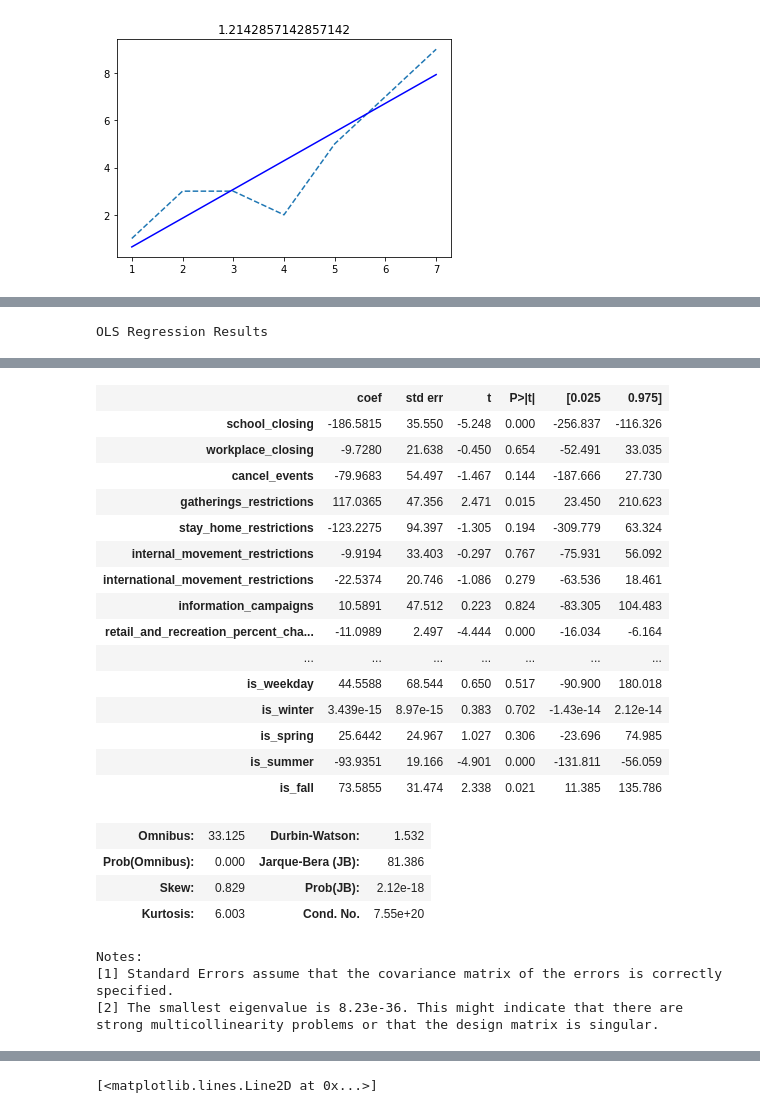
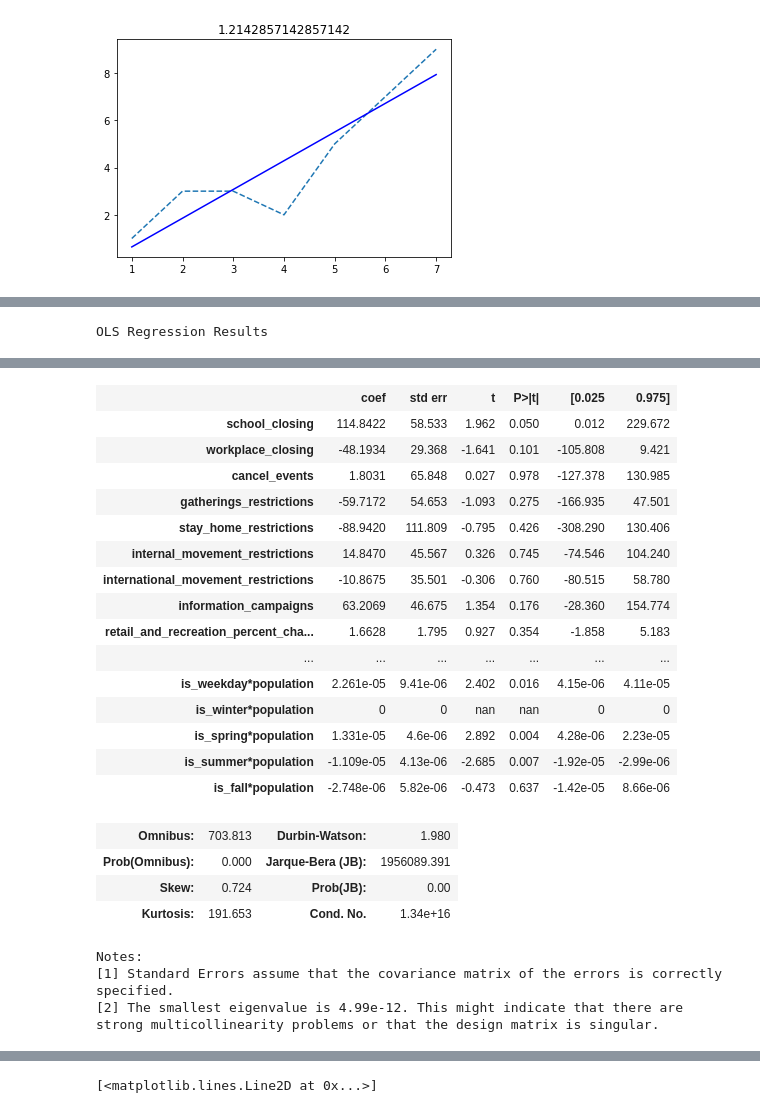
Before and after one commit to scbrock/covid_case_comp, a Jupyter notebook: COVID-19 Case Comp/Jupyter Notebooks/COVID_analysis_1.ipynb, the cells around one changed output, grey strips where cells are left out. Cells and saved outputs as stored; diff of their text form; code cells hidden in the pictures.

```diff
--- a/COVID-19 Case Comp/Jupyter Notebooks/COVID_analysis_1.ipynb
+++ b/COVID-19 Case Comp/Jupyter Notebooks/COVID_analysis_1.ipynb
@@ -1096 +1231,34 @@ Index(['constant', 'date', 'key_apple_mobility', 'key_google_mobility', 'id',
       dtype='object')
+# %%
+def add_interactions(data, a_list, b_list):
+    data_updated = data.copy()
+    for a in a_list:
+        for b in b_list:
+            data_updated[a+"*"+b] = np.multiply(data[a].values, data[b].values)
+    return data_updated
+
+a_list = [
+    'school_closing',
+    'workplace_closing',
+    'cancel_events',
+    'gatherings_restrictions',
+    'stay_home_restrictions',
+    'internal_movement_restrictions',
+    'international_movement_restrictions',
+    'information_campaigns',
+    'retail_and_recreation_percent_change_from_baseline',
+    'grocery_and_pharmacy_percent_change_from_baseline',
+    'parks_percent_change_from_baseline',
+    'transit_stations_percent_change_from_baseline',
+    'workplaces_percent_change_from_baseline',
+    'residential_percent_change_from_baseline',
+    'is_weekday',
+    'is_winter',
+    'is_spring',
+    'is_summer',
+    'is_fall'
+]
+
+b_list = ['population']
+
+all_prov_data_inter = add_interactions(all_prov_data2,a_list,b_list)
@@ -1162,7 +1418,8 @@ def get_model_data(data, variables, resp1, resp2):
     resp2 = data[resp2]
     return X_mat, resp1, resp2
 
-X3, new7, sma_3d7 = get_model_data(complete_data, new_set, 'new_lag7', '3d_SMA_lag7')
+# X3, new7, sma_3d7 = get_model_data(complete_data, new_set, 'new_lag7', '3d_SMA_lag7')
+X3, new7, sma_3d7 = get_model_data(all_prov_data_inter, new_set, 'new_lag7', '3d_SMA_lag7')
 # %%
 new7
 # %% [output]
@@ -1479,8 +1739,8 @@ expl = [
     'mean_lag'
 ]
 
-X4_train = X3_train #[expl]
-X4_test = X3_test #[expl]
+X4_train = X3_train[expl_set] #[expl]
+X4_test = X3_test[expl_set] #[expl]
 
 mt = sm.OLS(y7_train, X4_train)
 mt_fit = mt.fit()
@@ -1498,27 +1758,27 @@ OLS Regression Results
 | Covariance Type: | nonrobust |  |  |
 |  | coef | std err | t | P>|t| | [0.025 | 0.975] |
-| school_closing | -186.5815 | 35.550 | -5.248 | 0.000 | -256.837 | -116.326 |
-| workplace_closing | -9.7280 | 21.638 | -0.450 | 0.654 | -52.491 | 33.035 |
-| cancel_events | -79.9683 | 54.497 | -1.467 | 0.144 | -187.666 | 27.730 |
-| gatherings_restrictions | 117.0365 | 47.356 | 2.471 | 0.015 | 23.450 | 210.623 |
-| stay_home_restrictions | -123.2275 | 94.397 | -1.305 | 0.194 | -309.779 | 63.324 |
-| internal_movement_restrictions | -9.9194 | 33.403 | -0.297 | 0.767 | -75.931 | 56.092 |
-| international_movement_restrictions | -22.5374 | 20.746 | -1.086 | 0.279 | -63.536 | 18.461 |
-| information_campaigns | 10.5891 | 47.512 | 0.223 | 0.824 | -83.305 | 104.483 |
-| retail_and_recreation_percent_cha... | -11.0989 | 2.497 | -4.444 | 0.000 | -16.034 | -6.164 |
+| school_closing | 114.8422 | 58.533 | 1.962 | 0.050 | 0.012 | 229.672 |
+| workplace_closing | -48.1934 | 29.368 | -1.641 | 0.101 | -105.808 | 9.421 |
+| cancel_events | 1.8031 | 65.848 | 0.027 | 0.978 | -127.378 | 130.985 |
+| gatherings_restrictions | -59.7172 | 54.653 | -1.093 | 0.275 | -166.935 | 47.501 |
+| stay_home_restrictions | -88.9420 | 111.809 | -0.795 | 0.426 | -308.290 | 130.406 |
+| internal_movement_restrictions | 14.8470 | 45.567 | 0.326 | 0.745 | -74.546 | 104.240 |
+| international_movement_restrictions | -10.8675 | 35.501 | -0.306 | 0.760 | -80.515 | 58.780 |
+| information_campaigns | 63.2069 | 46.675 | 1.354 | 0.176 | -28.360 | 154.774 |
+| retail_and_recreation_percent_cha... | 1.6628 | 1.795 | 0.927 | 0.354 | -1.858 | 5.183 |
 | ... | ... | ... | ... | ... | ... | ... |
-| is_weekday | 44.5588 | 68.544 | 0.650 | 0.517 | -90.900 | 180.018 |
-| is_winter | 3.439e-15 | 8.97e-15 | 0.383 | 0.702 | -1.43e-14 | 2.12e-14 |
-| is_spring | 25.6442 | 24.967 | 1.027 | 0.306 | -23.696 | 74.985 |
-| is_summer | -93.9351 | 19.166 | -4.901 | 0.000 | -131.811 | -56.059 |
-| is_fall | 73.5855 | 31.474 | 2.338 | 0.021 | 11.385 | 135.786 |
+| is_weekday*population | 2.261e-05 | 9.41e-06 | 2.402 | 0.016 | 4.15e-06 | 4.11e-05 |
+| is_winter*population | 0 | 0 | nan | nan | 0 | 0 |
+| is_spring*population | 1.331e-05 | 4.6e-06 | 2.892 | 0.004 | 4.28e-06 | 2.23e-05 |
+| is_summer*population | -1.109e-05 | 4.13e-06 | -2.685 | 0.007 | -1.92e-05 | -2.99e-06 |
+| is_fall*population | -2.748e-06 | 5.82e-06 | -0.473 | 0.637 | -1.42e-05 | 8.66e-06 |
-| Omnibus: | 33.125 | Durbin-Watson: | 1.532 |
-| Prob(Omnibus): | 0.000 | Jarque-Bera (JB): | 81.386 |
-| Skew: | 0.829 | Prob(JB): | 2.12e-18 |
-| Kurtosis: | 6.003 | Cond. No. | 7.55e+20 |
+| Omnibus: | 703.813 | Durbin-Watson: | 1.980 |
+| Prob(Omnibus): | 0.000 | Jarque-Bera (JB): | 1956089.391 |
+| Skew: | 0.724 | Prob(JB): | 0.00 |
+| Kurtosis: | 191.653 | Cond. No. | 1.34e+16 |
 Notes:
 [1] Standard Errors assume that the covariance matrix of the errors is correctly specified.
-[2] The smallest eigenvalue is 8.23e-36. This might indicate that there are
+[2] The smallest eigenvalue is 4.99e-12. This might indicate that there are
 strong multicollinearity problems or that the design matrix is singular.
 # %%
 mt_pred = mt_fit.predict(X4_test)
```
Also changed, not shown: parts of 50 cells of this notebook, 4 other files.
